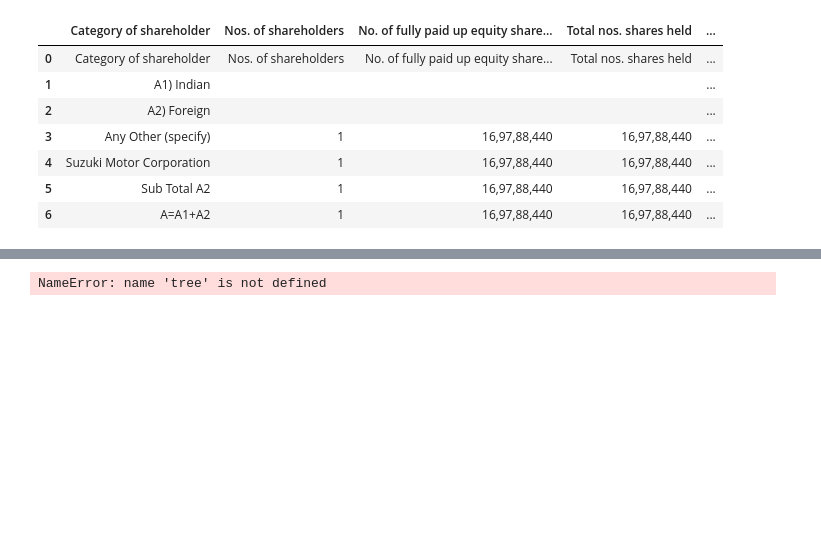
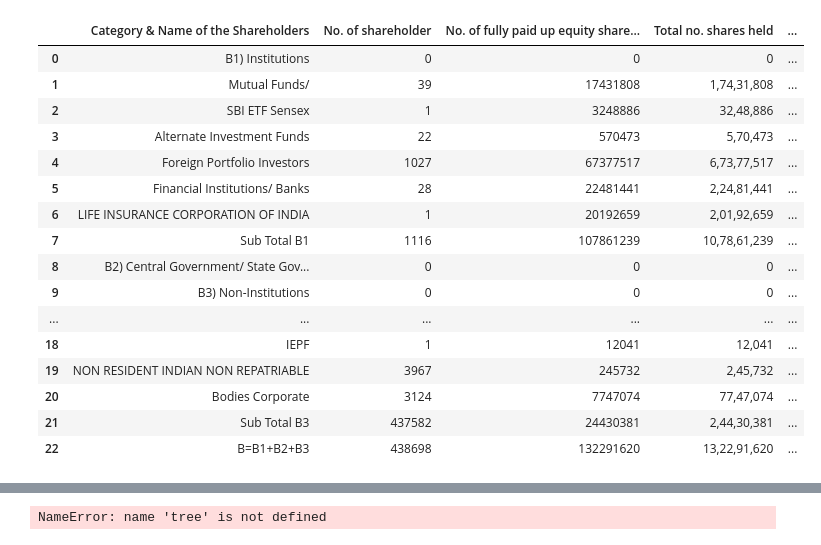
Before and after one commit to abhishekzgithub/bseholder, a Jupyter notebook: bse.ipynb, the cells around one changed output, grey strips where cells are left out. Cells and saved outputs as stored; diff of their text form; code cells hidden in the pictures; blank space fills up the shorter version.

Commit message:
added the puclic share holder

```diff
--- a/bse.ipynb
+++ b/bse.ipynb
@@ -13,34 +13,56 @@ from lxml import html
 # tree = html.fromstring(r.content)
 # print(tree.xpath(table_xpath))
 # %%
-#def get_table_df():
-try:
-    URL=r'https://www.bseindia.com/corporates/shpPromoterNGroup.aspx?scripcd=532500&qtrid=102.00&QtrName=June%202019'
-    #URL=r'https://www.bseindia.com/corporates/shpPublicShareholder.aspx?scripcd=532500&qtrid=101.00&QtrName=June%202019'
-    r = requests.get(URL)
-    tree = html.fromstring(r.content)
-    ll=tree.xpath('//*[@class="innertable_header1"]/text()')
-    cols=ll
-    df=pd.DataFrame(columns=cols)
-    for i in range(0,len(ll)):
-        tr_elements=tree.xpath(f'//tr[3]//td[{i+1}]')
-        if i==0:
-            df[cols[i]]=[(T.text_content()) for T in tr_elements][-7:]
-        #print(tr_elements)
-        else:
-            df[cols[i]]=[(T.text_content()) for T in tr_elements]
-except ValueError:
-    print(i)
-    print(ValueError)
-#   return df
-#get_table_df()
-df
+def PublicShareholder_df():
+    try:
+        #URL=r'https://www.bseindia.com/corporates/shpPromoterNGroup.aspx?scripcd=532500&qtrid=102.00&QtrName=June%202019'
+        URL=r'https://www.bseindia.com/corporates/shpPublicShareholder.aspx?scripcd=532500&qtrid=101.00&QtrName=June%202019'
+        r = requests.get(URL)
+        tree = html.fromstring(r.content)
+        ll=tree.xpath('//*[@class="innertable_header1"]/text()')
+        cols=ll
+        df=pd.DataFrame(columns=cols)
+        for i in range(0,len(ll)):
+            try:
+                tr_elements=tree.xpath(f'//tr[3]//td[{i+2}]')
+                if i==2:
+                    df[cols[i]]=[(T.text_content()) for T in tr_elements][2:]
+                elif i+2==5:
+                    df[cols[i]]=[tree.xpath(f'//tr[{i}]//td[7]')[0].text_content() for i in range(7,df.shape[0]-1+7+1)]
+                elif i+2==6:
+                    df[cols[i]]=[tree.xpath(f'//tr[{i}]//td[8]')[0].text_content() for i in range(7,df.shape[0]-1+7+1)]
+                elif i+2 in (7,8) :
+                    df[cols[i]]=[(T.text_content()) for T in tr_elements][1:]
+                elif i+2==9:
+                    df[cols[i]]=[tree.xpath(f'//tr[{i}]//td[19]')[0].text_content() for i in range(7,df.shape[0]-1+7+1)]
+                else:
+                    df[cols[i]]=[(T.text_content()) for T in tr_elements][3:]
+            except Exception:
+                print(Exception)
+                print(i+2)
+                continue
+    except ValueError:
+        print(ValueError)
+        print(i)
+    return df.replace(r'^\s*$', 0, regex=True)
+df=PublicShareholder_df()
+df1=df
+df1
 # %% [output]
-|  | Category of shareholder | Nos. of shareholders | No. of fully paid up equity share... | Total nos. shares held | ... |
-| 0 | Category of shareholder | Nos. of shareholders | No. of fully paid up equity share... | Total nos. shares held | ... |
-| 1 | A1) Indian |  |  |  | ... |
-| 2 | A2) Foreign |  |  |  | ... |
-| 3 | Any Other (specify) | 1 | 16,97,88,440 | 16,97,88,440 | ... |
-| 4 | Suzuki Motor Corporation | 1 | 16,97,88,440 | 16,97,88,440 | ... |
-| 5 | Sub Total A2 | 1 | 16,97,88,440 | 16,97,88,440 | ... |
-| 6 | A=A1+A2 | 1 | 16,97,88,440 | 16,97,88,440 | ... |
+|  | Category & Name of the Shareholders | No. of shareholder | No. of fully paid up equity share... | Total no. shares held | ... |
+| 0 | B1) Institutions | 0 | 0 | 0 | ... |
+| 1 | Mutual Funds/ | 39 | 17431808 | 1,74,31,808 | ... |
+| 2 | SBI ETF Sensex | 1 | 3248886 | 32,48,886 | ... |
+| 3 | Alternate Investment Funds | 22 | 570473 | 5,70,473 | ... |
+| 4 | Foreign Portfolio Investors | 1027 | 67377517 | 6,73,77,517 | ... |
+| 5 | Financial Institutions/ Banks | 28 | 22481441 | 2,24,81,441 | ... |
+| 6 | LIFE INSURANCE CORPORATION OF INDIA | 1 | 20192659 | 2,01,92,659 | ... |
+| 7 | Sub Total B1 | 1116 | 107861239 | 10,78,61,239 | ... |
+| 8 | B2) Central Government/ State Gov... | 0 | 0 | 0 | ... |
+| 9 | B3) Non-Institutions | 0 | 0 | 0 | ... |
+| ... | ... | ... | ... | ... | ... |
+| 18 | IEPF | 1 | 12041 | 12,041 | ... |
+| 19 | NON RESIDENT INDIAN NON REPATRIABLE | 3967 | 245732 | 2,45,732 | ... |
+| 20 | Bodies Corporate | 3124 | 7747074 | 77,47,074 | ... |
+| 21 | Sub Total B3 | 437582 | 24430381 | 2,44,30,381 | ... |
+| 22 | B=B1+B2+B3 | 438698 | 132291620 | 13,22,91,620 | ... |
```
Also changed, not shown: parts of 4 cells of this notebook, 1 other file.
